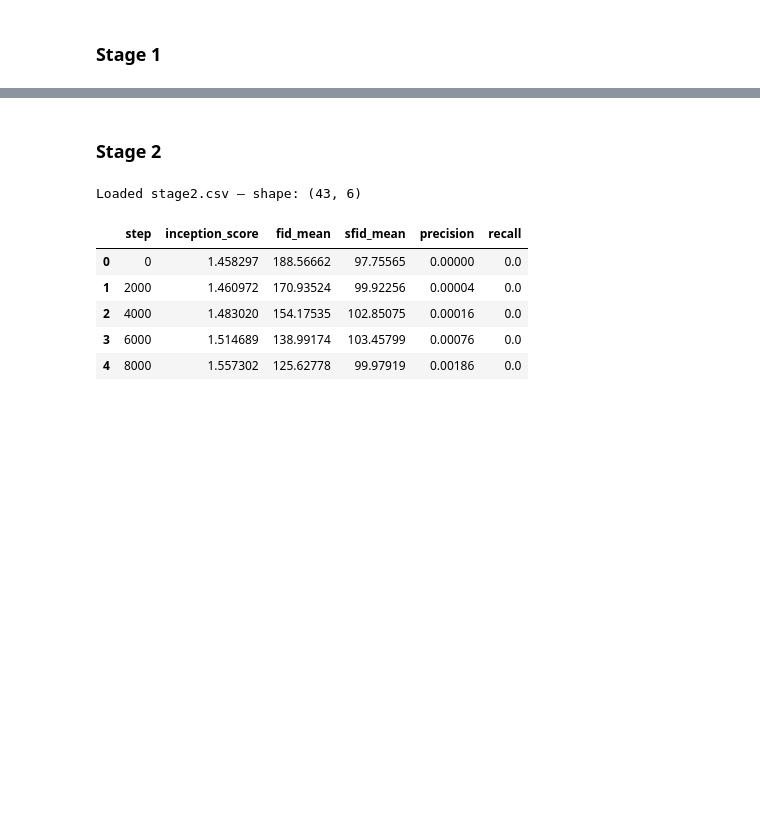
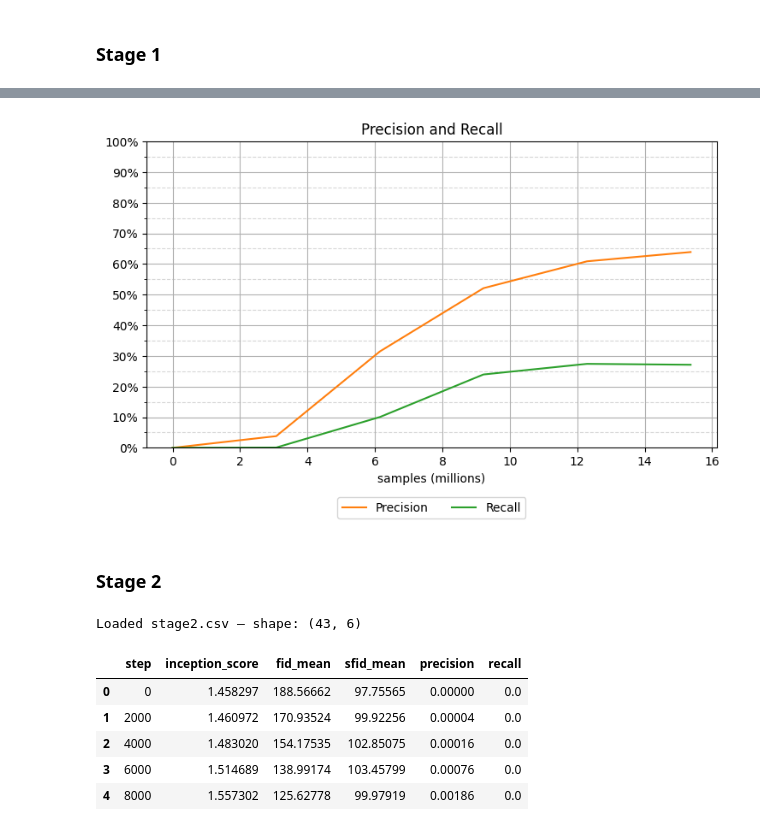
Before and after one commit to kbratosi/pagoda, a Jupyter notebook: analysis/unconditional.ipynb, the cells around one changed output, grey strips where cells are left out. Cells and saved outputs as stored; diff of their text form; code cells hidden in the pictures; blank space fills up the shorter version.

```diff
--- a/analysis/unconditional.ipynb
+++ b/analysis/unconditional.ipynb
@@ -33,14 +34,16 @@ def plot_prec_rec(df):
     ln1 = ax.plot(df['samples'], df['precision'], label='Precision', color="C1")[0]
     ln2 = ax.plot(df['samples'], df['recall'], label='Recall', color="C2")[0]
     ax.set_title("Precision and Recall")
-    ax.grid(True)
+    ax.grid(True, which='major')
+    ax.grid(True, which='minor', linestyle='--', alpha=0.5)
 
     # Format x-axis to show values in millions
     ax.xaxis.set_major_formatter(FuncFormatter(lambda x, _: f'{x/1e6:.0f}'))
     ax.set_xlabel("samples (millions)")
 
     ax.set_ylim(0.0, 1.0)
-    ax.set_yticks(np.linspace(0, 1, 11))
+    ax.set_yticks(np.linspace(0, 1, 11), minor=False)
+    ax.set_yticks(np.linspace(0, 1, 21), minor=True)
     ax.set_yticklabels(['{:,.0%}'.format(x) for x in ax.get_yticks()])
 
     ax.legend(handles=[ln1, ln2], loc='lower center', bbox_to_anchor=(0.5, -0.25), ncol=2)
@@ -91,3 +138,7 @@ def plot_stability(df):
+# %%
+plot_prec_rec(stage1_df)
+# %% [output]
+[figure, added]
 # %% [markdown]
 ### Stage 2
 # %%
```
Also changed, not shown: parts of 16 cells of this notebook, 7 other files.
